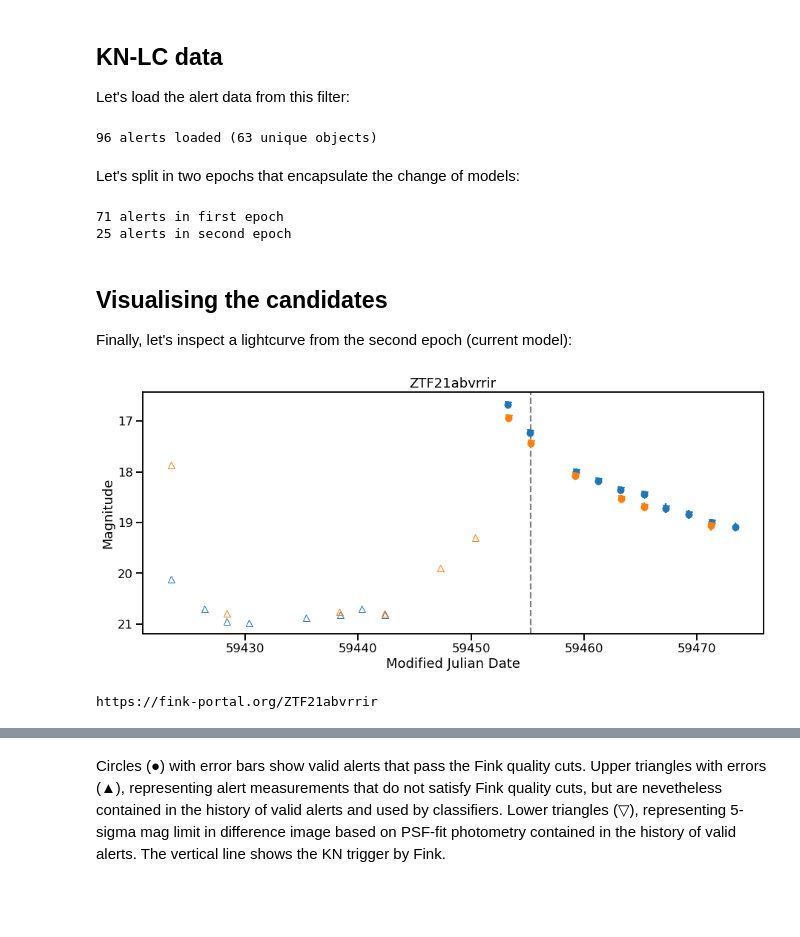
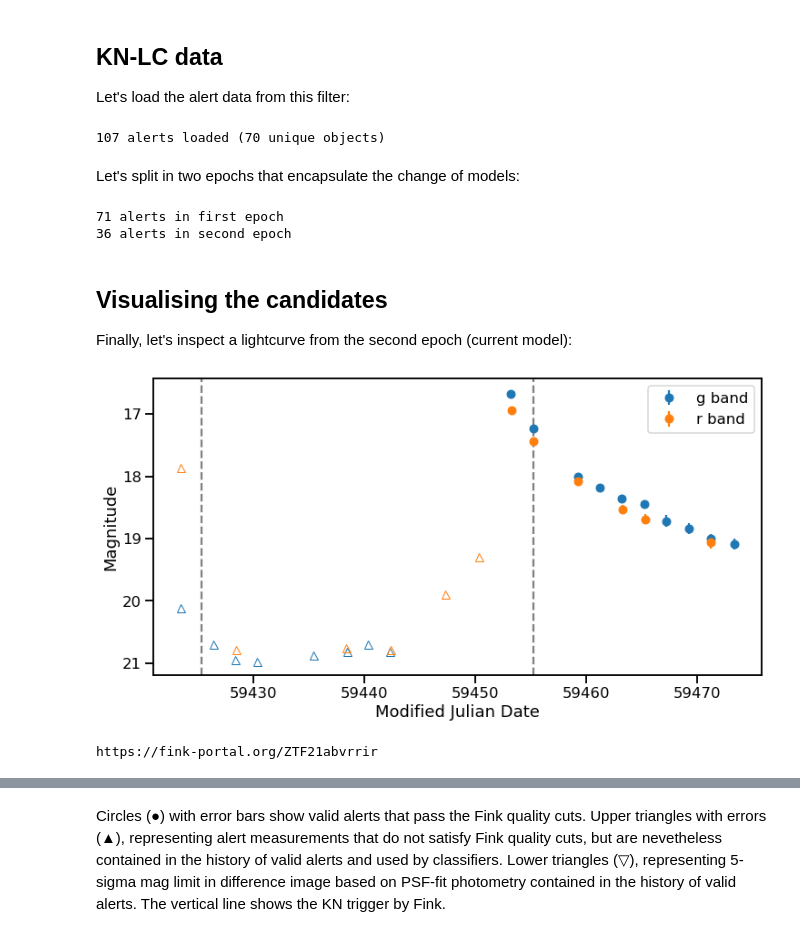
Before and after one commit to JulienPeloton/fink_grandma_kn, a Jupyter notebook: KN-LC_filter.ipynb, the cells around one changed output, grey strips where cells are left out. Cells and saved outputs as stored; diff of their text form; code cells hidden in the pictures; blank space fills up the shorter version.

Commit message:
Update with data from September 2021

```diff
--- a/KN-LC_filter.ipynb
+++ b/KN-LC_filter.ipynb
@@ -38,7 +38,7 @@ APIURL = 'https://fink-portal.org'
 
 Let's load the alert data from this filter:
 # %%
-pdf_kn_lc = pd.read_parquet('data/0104_3108_kn_filter1_class.parquet')
+pdf_kn_lc = pd.read_parquet('data/0104_3009_kn_filter1_class.parquet')
 
 nalerts_kn_lc = len(pdf_kn_lc)
 nunique_alerts_kn_lc = len(np.unique(pdf_kn_lc['objectId']))
@@ -50,7 +50,7 @@ print(
     )
 )
 # %% [output]
-96 alerts loaded (63 unique objects)
+107 alerts loaded (70 unique objects)
 # %% [markdown]
 Let's split in two epochs that encapsulate the change of models:
 # %%
@@ -69,7 +69,7 @@ msg = """
 print(msg)
 # %% [output]
 71 alerts in first epoch
-25 alerts in second epoch
+36 alerts in second epoch
 # %% [markdown]
 ## Visualising the candidates
 
@@ -89,44 +89,46 @@ r = requests.post(
 # Format output in a DataFrame
 pdf = pd.read_json(r.content)
 
-fig = plt.figure(figsize=(15, 6))
+fig = plt.figure(figsize=(12, 6))
 
 colordic = {1: 'C0', 2: 'C1'}
-
+filtdic = {1: 'g', 2: 'r'}
 for filt in np.unique(pdf['i:fid']):
     maskFilt = pdf['i:fid'] == filt
 
     # The column `d:tag` is used to check data type
     maskValid = pdf['d:tag'] == 'valid'
     plt.errorbar(
         pdf[maskValid & maskFilt]['i:jd'].apply(lambda x: x - 2400000.5),
         pdf[maskValid & maskFilt]['i:magpsf'],
         pdf[maskValid & maskFilt]['i:sigmapsf'],
-        ls = '', marker='o', color=colordic[filt]
+        ls = '', marker='o', color=colordic[filt], label='{} band'.format(filtdic[filt])
     )
 
     maskUpper = pdf['d:tag'] == 'upperlim'
     plt.plot(
         pdf[maskUpper & maskFilt]['i:jd'].apply(lambda x: x - 2400000.5),
         pdf[maskUpper & maskFilt]['i:diffmaglim'],
         ls='', marker='^', color=colordic[filt], markerfacecolor='none'
     )
 
     maskBadquality = pdf['d:tag'] == 'badquality'
     plt.errorbar(
         pdf[maskBadquality & maskFilt]['i:jd'].apply(lambda x: x - 2400000.5),
         pdf[maskBadquality & maskFilt]['i:magpsf'],
         pdf[maskBadquality & maskFilt]['i:sigmapsf'],
-        ls='', marker='v', color=colordic[filt]
+        ls='', marker='v', mew=2, color=colordic[filt]
     )
 
 plt.axvline(kn_trigger - 2400000.5, ls='--', color='grey')
+plt.axvline(kn_trigger - 2400000.5 - 30, ls='--', color='grey')
 plt.gca().invert_yaxis()
 plt.xlabel('Modified Julian Date')
 plt.ylabel('Magnitude')
-plt.title('{}'.format(oid))
+plt.legend()
+# plt.title('{}'.format(oid))
 plt.show()
 print('{}/{}'.format(APIURL, oid))
 # %% [output]
-[figure, old version]
+[figure, new version]
 https://fink-portal.org/ZTF21abvrrir
```
Also changed, not shown: parts of 7 cells of this notebook, 8 other files.
